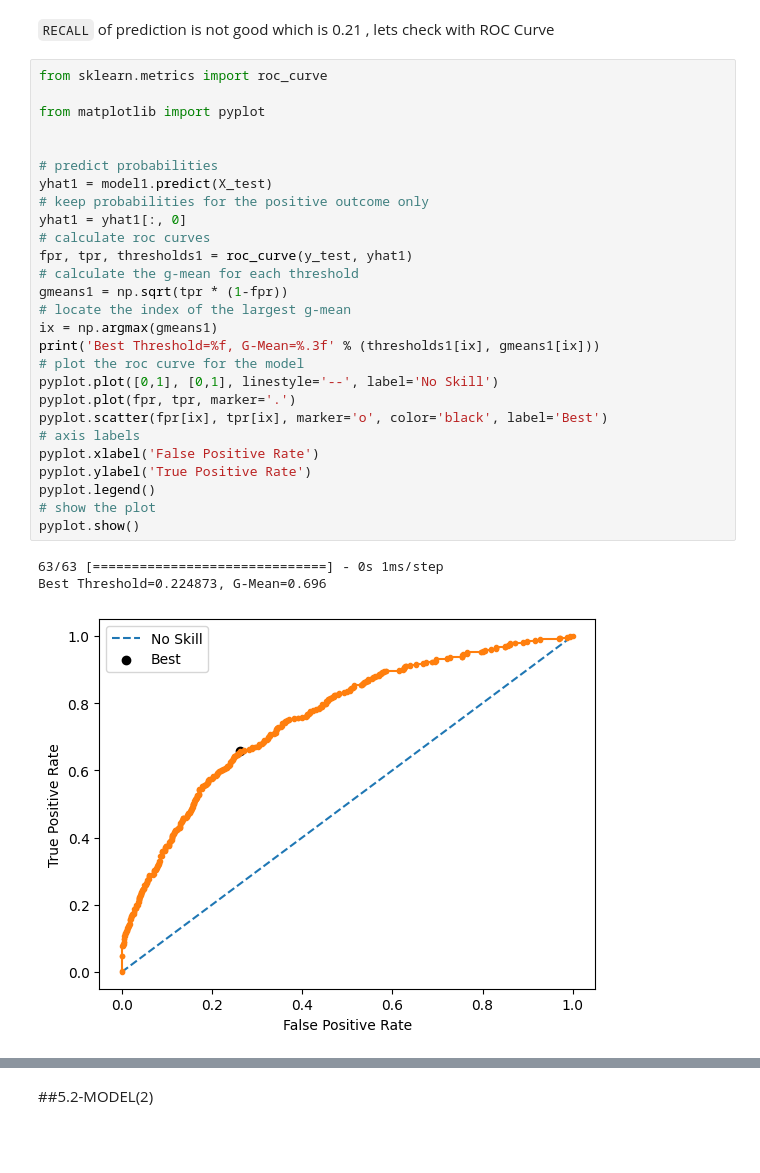
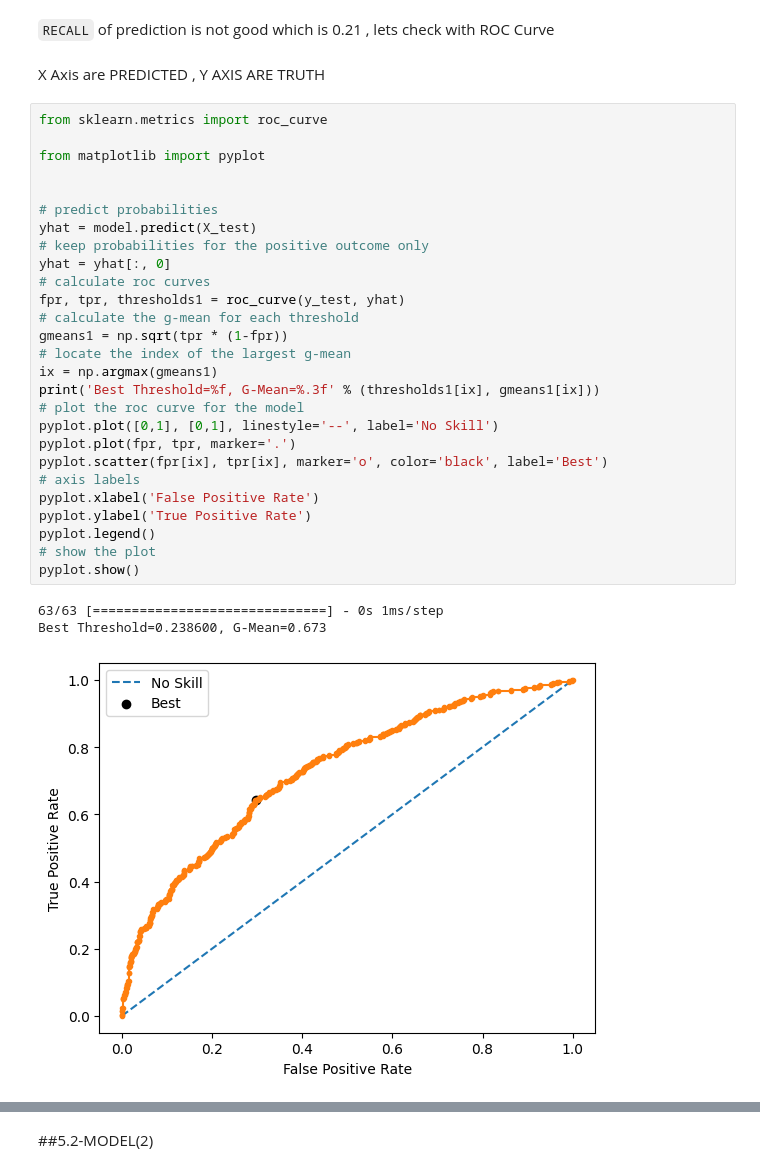
Before and after one commit to muratgguzel/AIML-DeepNN_Project7-BankChurnPrediction, a Jupyter notebook: Murat_Goksenin_Guzel_Project7_v2_1.ipynb, the cells around one changed output, grey strips where cells are left out. Saved outputs shown, nothing was run; the diff lists cells and outputs as text; blank space fills up the shorter version.

```diff
--- a/Murat_Goksenin_Guzel_Project7_v2_1.ipynb
+++ b/Murat_Goksenin_Guzel_Project7_v2_1.ipynb
@@ -1371,33 +1282,35 @@ weighted avg       0.78      0.81      0.77      2000
 # %% [markdown]
 `RECALL` of prediction is not good which is 0.21 , lets check with ROC Curve
+# %% [markdown]
+X Axis are PREDICTED , Y AXIS ARE TRUTH
 # %%
 from sklearn.metrics import roc_curve
 
 from matplotlib import pyplot
 
 
 # predict probabilities
-yhat1 = model1.predict(X_test)
+yhat = model.predict(X_test)
 # keep probabilities for the positive outcome only
-yhat1 = yhat1[:, 0]
+yhat = yhat[:, 0]
 # calculate roc curves
-fpr, tpr, thresholds1 = roc_curve(y_test, yhat1)
+fpr, tpr, thresholds1 = roc_curve(y_test, yhat)
 # calculate the g-mean for each threshold
 gmeans1 = np.sqrt(tpr * (1-fpr))
 # locate the index of the largest g-mean
 ix = np.argmax(gmeans1)
 print('Best Threshold=%f, G-Mean=%.3f' % (thresholds1[ix], gmeans1[ix]))
 # plot the roc curve for the model
 pyplot.plot([0,1], [0,1], linestyle='--', label='No Skill')
 pyplot.plot(fpr, tpr, marker='.')
 pyplot.scatter(fpr[ix], tpr[ix], marker='o', color='black', label='Best')
 # axis labels
 pyplot.xlabel('False Positive Rate')
 pyplot.ylabel('True Positive Rate')
 pyplot.legend()
 # show the plot
 pyplot.show()
 # %% [output]
 63/63 [==============================] - 0s 1ms/step
-Best Threshold=0.224873, G-Mean=0.696
+Best Threshold=0.238600, G-Mean=0.673
-[figure, old version]
+[figure, new version]
```
Also changed, not shown: parts of 21 cells of this notebook.
